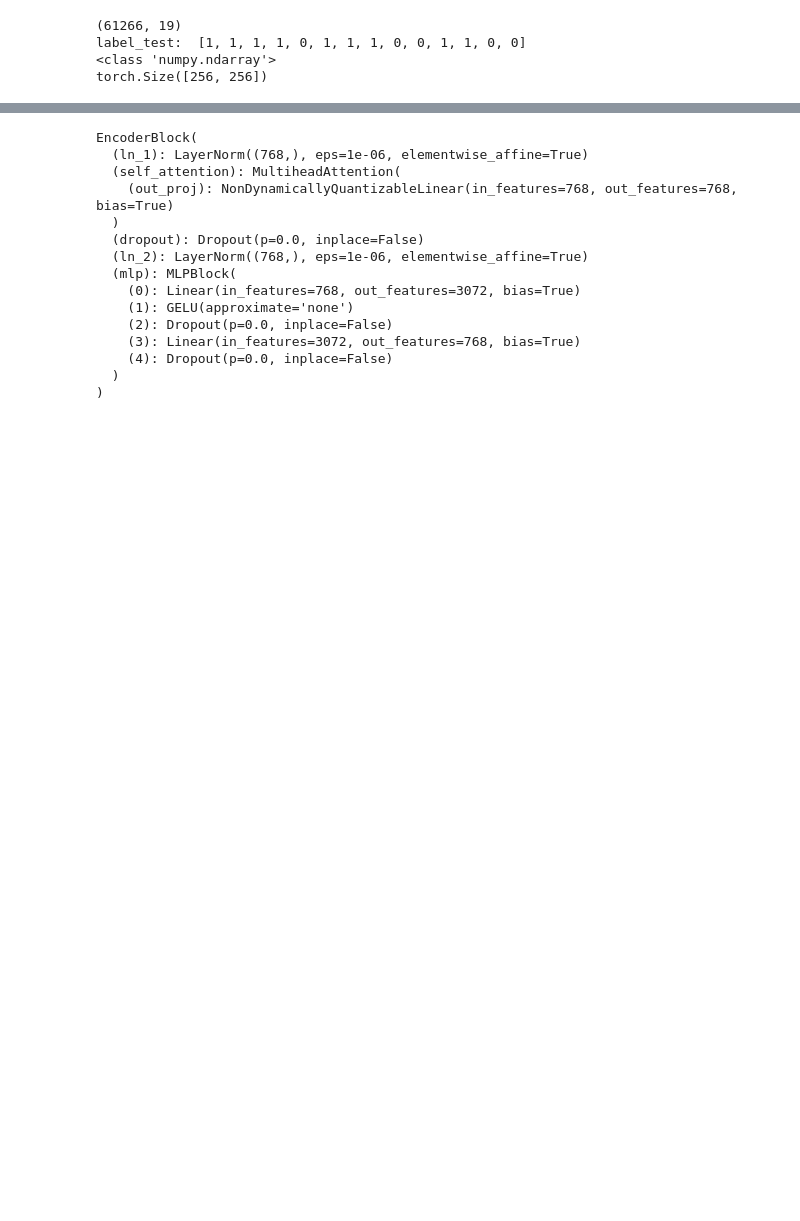
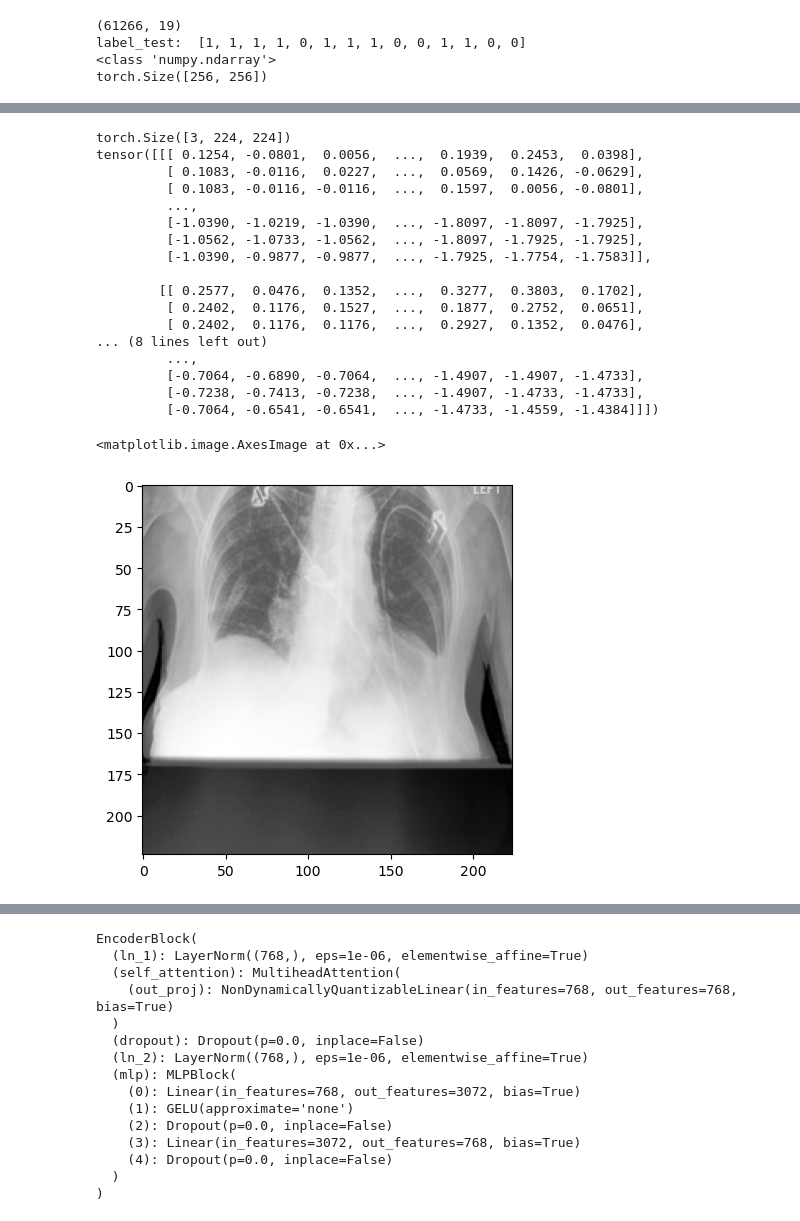
Before and after one commit to MattanTseng/ME_592_Final_Project, a Jupyter notebook: Pre_Trained_Model/pre_trained_vitb.ipynb, the cells around one changed output, grey strips where cells are left out. Saved outputs shown, nothing was run; the diff lists cells and outputs as text; code cells hidden in the pictures; blank space fills up the shorter version.

Commit message:
fixed image processing for pre_trained vitb. Needs to be implemented in the other pre-trained models.

```diff
--- a/Pre_Trained_Model/pre_trained_vitb.ipynb
+++ b/Pre_Trained_Model/pre_trained_vitb.ipynb
@@ -89,6 +91,46 @@ myCSV.head()
 | 2 | Frontal\patient00004_study1_Front... | patient00004 | study1 | Frontal | 0 | 0 | 0 | ... |
 | 3 | Lateral\patient00004_study1_Later... | patient00004 | study1 | Lateral | 0 | 0 | 0 | ... |
 | 4 | Frontal\patient00005_study1_Front... | patient00005 | study1 | Frontal | 0 | 0 | 0 | ... |
+# %%
+filenameTest = frontalCSV.iloc[0, 0]
+testpath = os.path.join(root_path, filenameTest)
+testimg = Image.open(testpath).convert('RGB')
+#plt.imshow(testimg)
+#testimg = torch.tensor(testimg)
+testtransform = Compose([
+    PILToTensor(),
+    CenterCrop((224,224)),
+    ConvertImageDtype(torch.float32),
+    Normalize(mean=[0.485, 0.456, 0.406], std=[0.229, 0.224, 0.225])
+    ])
+testimg = testtransform(testimg)
+#testimg = testimg.resize_((3, 224, 224))
+#testimg = repeat(testimg, "h w -> (repeat h) w", repeat = 3)
+#testimg = rearrange(testimg, "(c h) w -> c h w", c = 3)
+print(testimg.size())
+print(testimg)
+
+plt.imshow(testimg.numpy()[0], cmap='gray')
+# %% [output]
+torch.Size([3, 224, 224])
+tensor([[[ 0.1254, -0.0801,  0.0056,  ...,  0.1939,  0.2453,  0.0398],
+         [ 0.1083, -0.0116,  0.0227,  ...,  0.0569,  0.1426, -0.0629],
+         [ 0.1083, -0.0116, -0.0116,  ...,  0.1597,  0.0056, -0.0801],
+         ...,
+         [-1.0390, -1.0219, -1.0390,  ..., -1.8097, -1.8097, -1.7925],
+         [-1.0562, -1.0733, -1.0562,  ..., -1.8097, -1.7925, -1.7925],
+         [-1.0390, -0.9877, -0.9877,  ..., -1.7925, -1.7754, -1.7583]],
+
+        [[ 0.2577,  0.0476,  0.1352,  ...,  0.3277,  0.3803,  0.1702],
+         [ 0.2402,  0.1176,  0.1527,  ...,  0.1877,  0.2752,  0.0651],
+         [ 0.2402,  0.1176,  0.1176,  ...,  0.2927,  0.1352,  0.0476],
+... (8 lines left out)
+         ...,
+         [-0.7064, -0.6890, -0.7064,  ..., -1.4907, -1.4907, -1.4733],
+         [-0.7238, -0.7413, -0.7238,  ..., -1.4907, -1.4733, -1.4733],
+         [-0.7064, -0.6541, -0.6541,  ..., -1.4733, -1.4559, -1.4384]]])
+<matplotlib.image.AxesImage at 0x...>
+[figure, added]
 # %%
 # load up the dataset
 class CustomDataset(Dataset):
```
Also changed, not shown: parts of 10 cells of this notebook.
